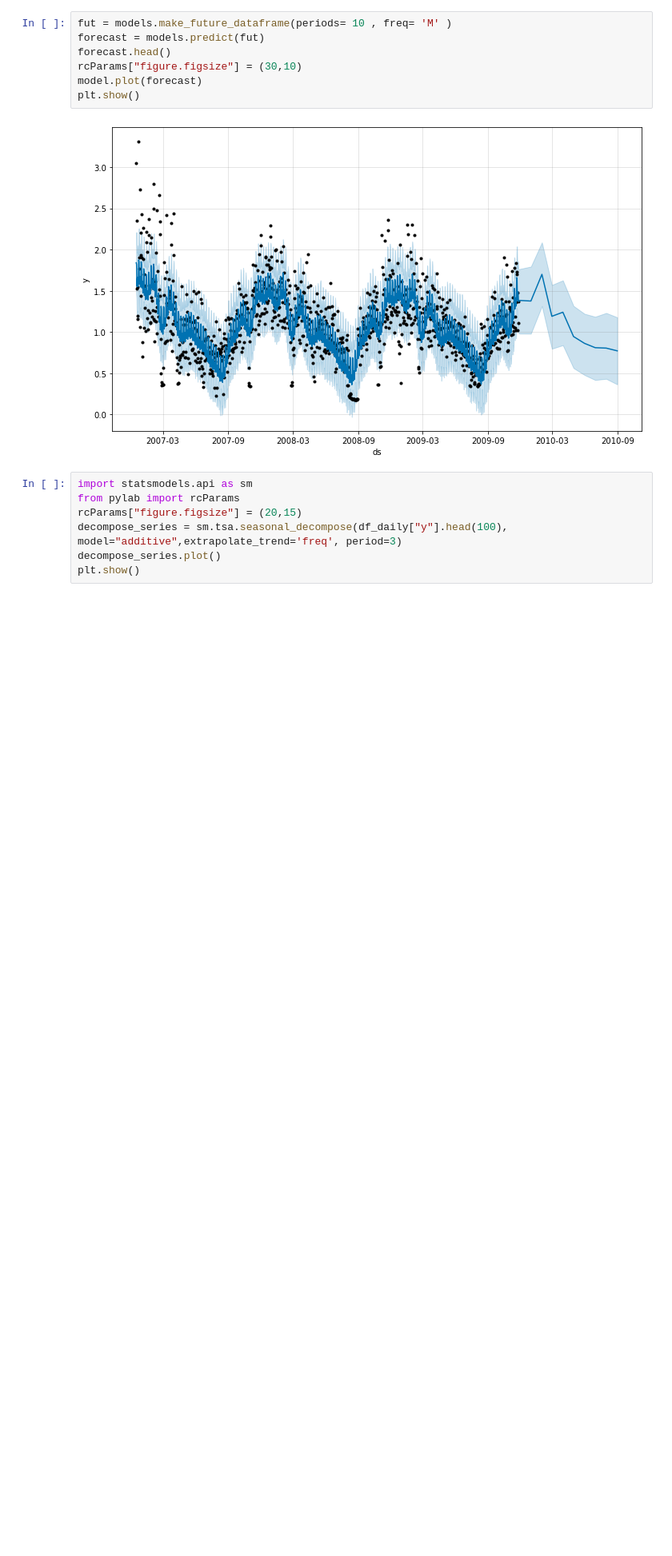
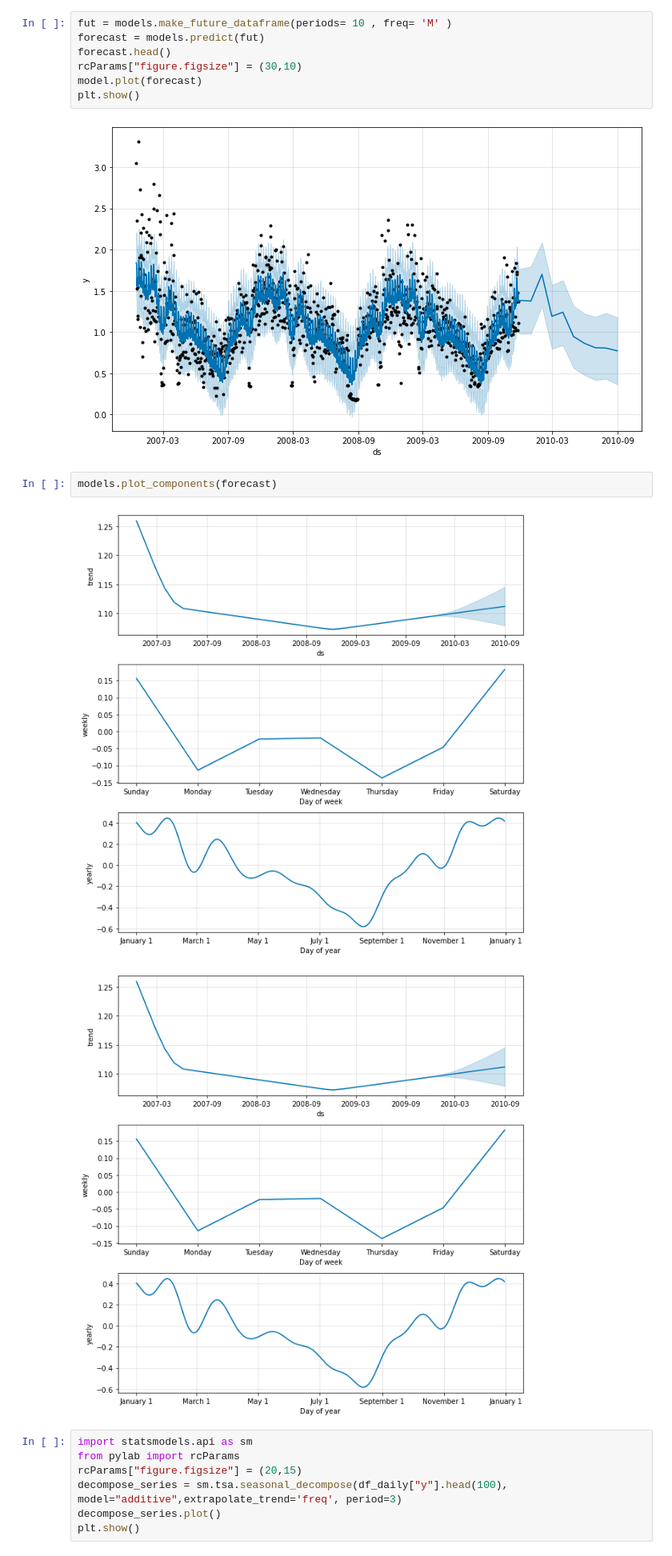
Before and after one commit to yuenfu001/timeSeriesQuiz, a Jupyter notebook: quiz.ipynb, the cells around one changed output. Shown at 80% size. Drawn from its saved outputs; the diff is of its cells as text; blank space fills up the shorter version.

```diff
--- a/quiz.ipynb
+++ b/quiz.ipynb
@@ -308,6 +313,11 @@ model.plot(forecast)
 plt.show()
 # %% [output]
 [figure]
+# %%
+models.plot_components(forecast)
+# %% [output]
+[figure, added]
+[figure, added]
 # %%
 import statsmodels.api as sm
 from pylab import rcParams
```
Also changed, not shown: parts of 1 cell of this notebook.
